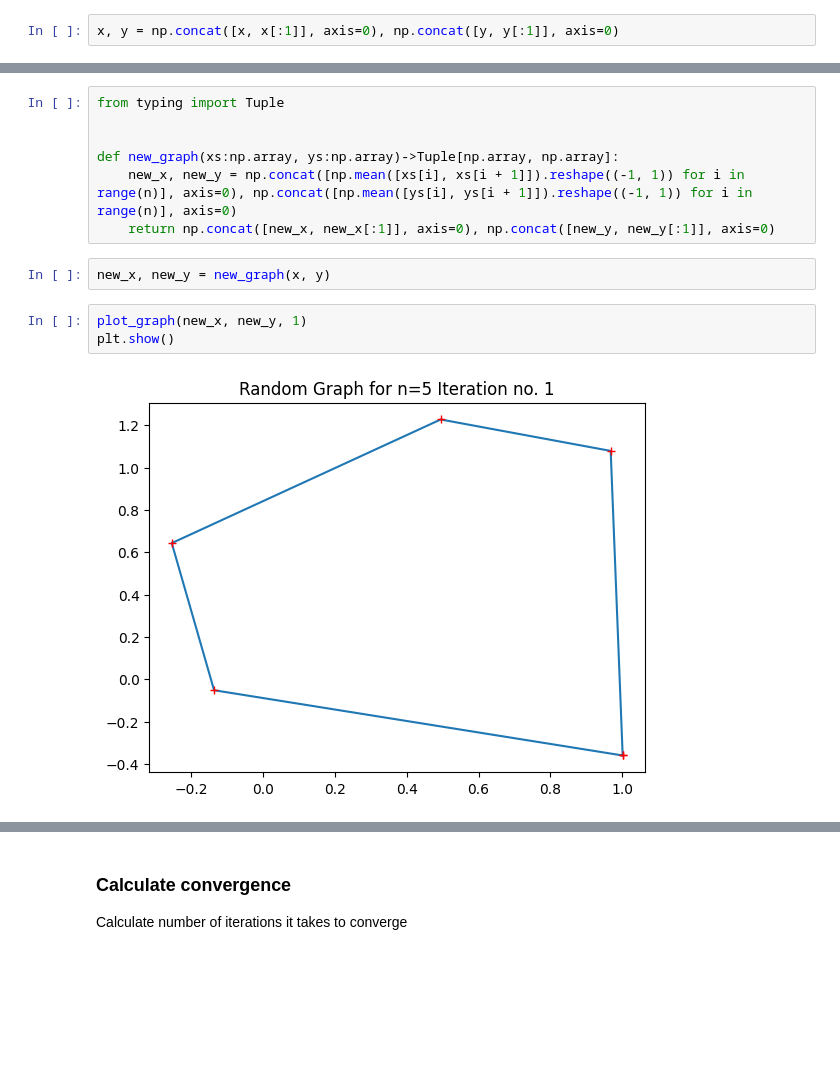
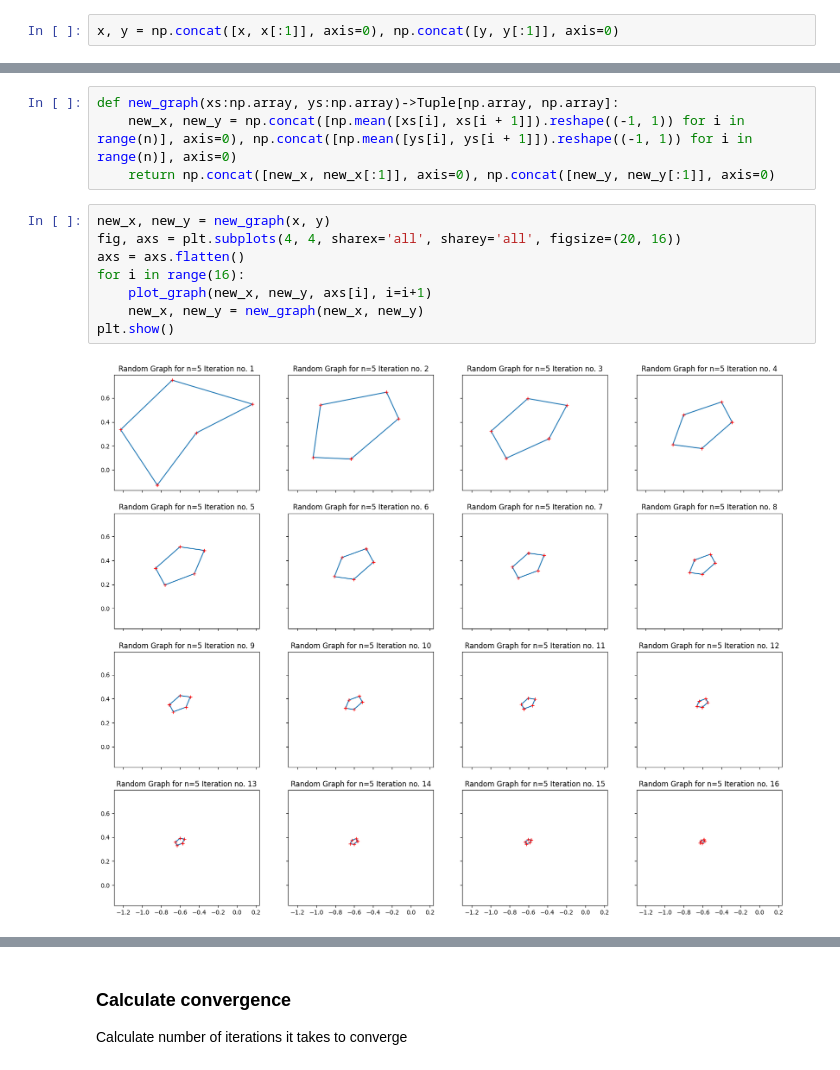
Before and after one commit to NavneetKritam/foundation-data-science-exercises, a Jupyter notebook: Best Fit Sub-Spaces/Random Graph/random_graph_plotting.ipynb, the cells around one changed output, grey strips where cells are left out. Drawn from its saved outputs; the diff is of its cells as text; blank space fills up the shorter version.

```diff
--- a/Best Fit Sub-Spaces/Random Graph/random_graph_plotting.ipynb
+++ b/Best Fit Sub-Spaces/Random Graph/random_graph_plotting.ipynb
@@ -40,14 +49,14 @@ plt.show()
 # %%
-from typing import Tuple
-
-
 def new_graph(xs:np.array, ys:np.array)->Tuple[np.array, np.array]:
     new_x, new_y = np.concat([np.mean([xs[i], xs[i + 1]]).reshape((-1, 1)) for i in range(n)], axis=0), np.concat([np.mean([ys[i], ys[i + 1]]).reshape((-1, 1)) for i in range(n)], axis=0)
     return np.concat([new_x, new_x[:1]], axis=0), np.concat([new_y, new_y[:1]], axis=0)
 # %%
 new_x, new_y = new_graph(x, y)
+fig, axs = plt.subplots(4, 4, sharex='all', sharey='all', figsize=(20, 16))
+axs = axs.flatten()
+for i in range(16):
+    plot_graph(new_x, new_y, axs[i], i=i+1)
+    new_x, new_y = new_graph(new_x, new_y)
+plt.show()
+# %% [output]
+[figure, added]
-# %%
-plot_graph(new_x, new_y, 1)
-plt.show()
-# %% [output]
-[figure, removed]
```
Also changed, not shown: parts of 30 cells of this notebook.
